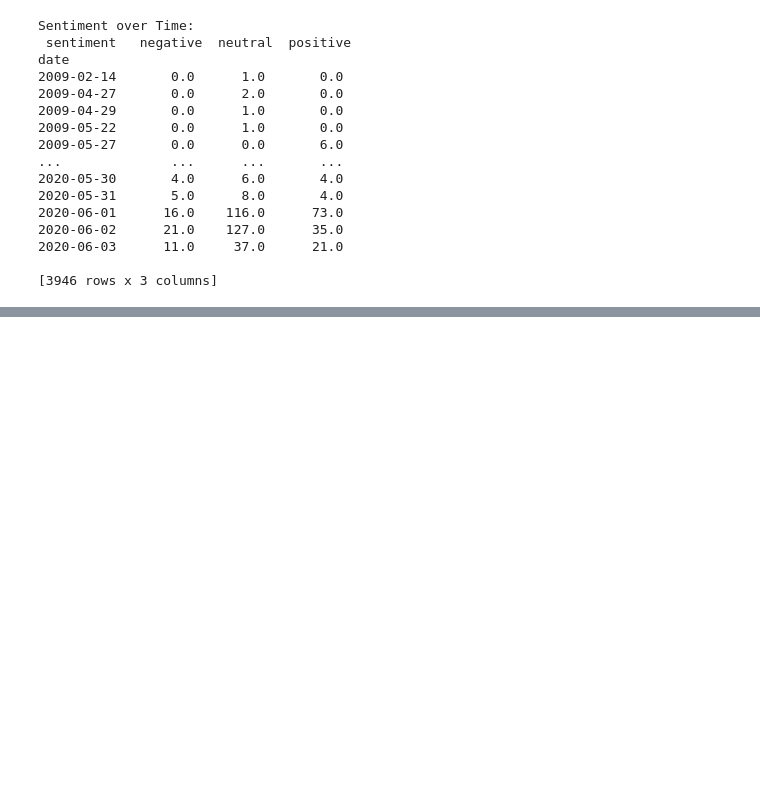
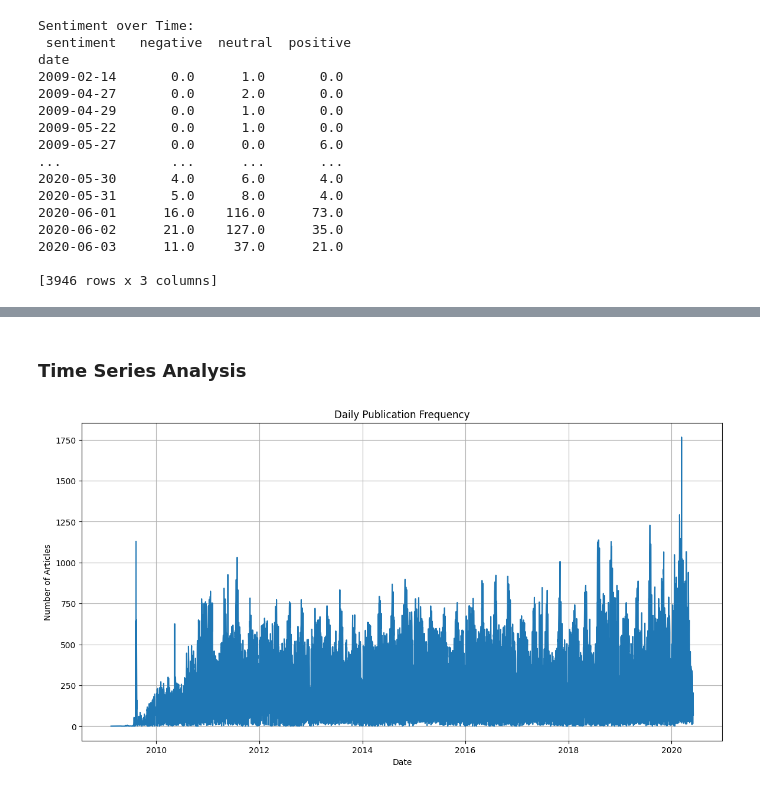
Before and after one commit to helinatefera/10xWeek1, a Jupyter notebook: notebooks/main.ipynb, the cells around one changed output, grey strips where cells are left out. Cells and saved outputs as stored; diff of their text form; code cells hidden in the pictures; blank space fills up the shorter version.

Commit message:
(feat) Time Series Analysis

```diff
--- a/notebooks/main.ipynb
+++ b/notebooks/main.ipynb
@@ -125,0 +164,12 @@ date
+# %% [markdown]
+### Time Series Analysis
+# %%
+plt.figure(figsize=(14, 7))
+daily_counts.plot()
+plt.title('Daily Publication Frequency')
+plt.xlabel('Date')
+plt.ylabel('Number of Articles')
+plt.grid(True)
+plt.show()
+# %% [output]
+[figure, added]
```
Also changed, not shown: parts of 4 cells of this notebook.
